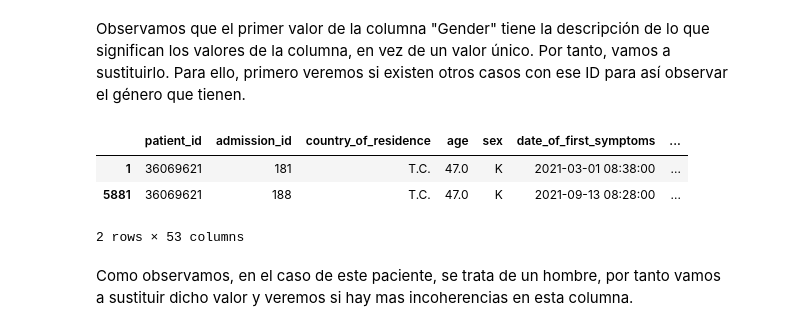
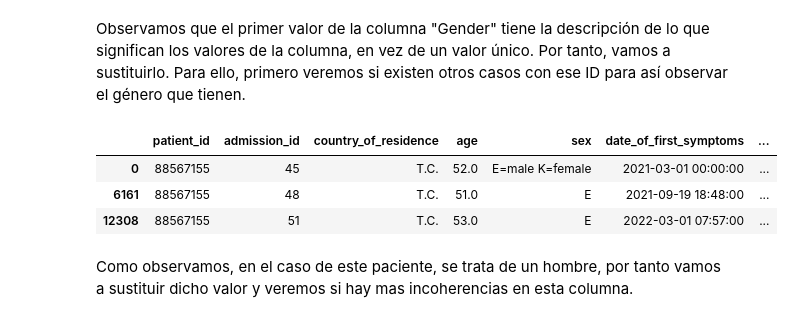
Before and after one commit to javipzv/hospital-data-analysis-and-prediction, a Jupyter notebook: preprocessing_data2.ipynb, the cells around one changed output. Drawn from its saved outputs; the diff is of its cells as text; code cells hidden in the pictures.

```diff
--- a/preprocessing_data2.ipynb
+++ b/preprocessing_data2.ipynb
@@ -50,5 +48,3 @@ En primer lugar, observamos que la primera fila está compuesta de valores nulos
-# %%
-data2.drop(index=0, inplace=True)
 # %% [markdown]
 ## ¿Columnas redundantes?
 # %% [markdown]
@@ -94,12 +87,12 @@ data2[data2.isna().sum(axis=1) > 2]
 # %% [markdown]
 Observamos que el primer valor de la columna "Gender" tiene la descripción de lo que significan los valores de la columna, en vez de un valor único. Por tanto, vamos a sustituirlo. Para ello, primero veremos si existen otros casos con ese ID para así observar el género que tienen.
 # %%
-data2[data2['patient_id'] == data2['patient_id'].iloc[0]]
+data2[data2['patient_id'] == 88567155]
 # %% [output]
 |  | patient_id | admission_id | country_of_residence | age | sex | date_of_first_symptoms | ... |
-| 1 | 36069621 | 181 | T.C. | 47.0 | K | 2021-03-01 08:38:00 | ... |
-| 5881 | 36069621 | 188 | T.C. | 47.0 | K | 2021-09-13 08:28:00 | ... |
+| 0 | 88567155 | 45 | T.C. | 52.0 | E=male K=female | 2021-03-01 00:00:00 | ... |
+| 6161 | 88567155 | 48 | T.C. | 51.0 | E | 2021-09-19 18:48:00 | ... |
+| 12308 | 88567155 | 51 | T.C. | 53.0 | E | 2022-03-01 07:57:00 | ... |
-2 rows × 53 columns
 # %% [markdown]
 Como observamos, en el caso de este paciente, se trata de un hombre, por tanto vamos a sustituir dicho valor y veremos si hay mas incoherencias en esta columna.
 # %%
```
Also changed, not shown: parts of 42 cells of this notebook, 4 other files.
